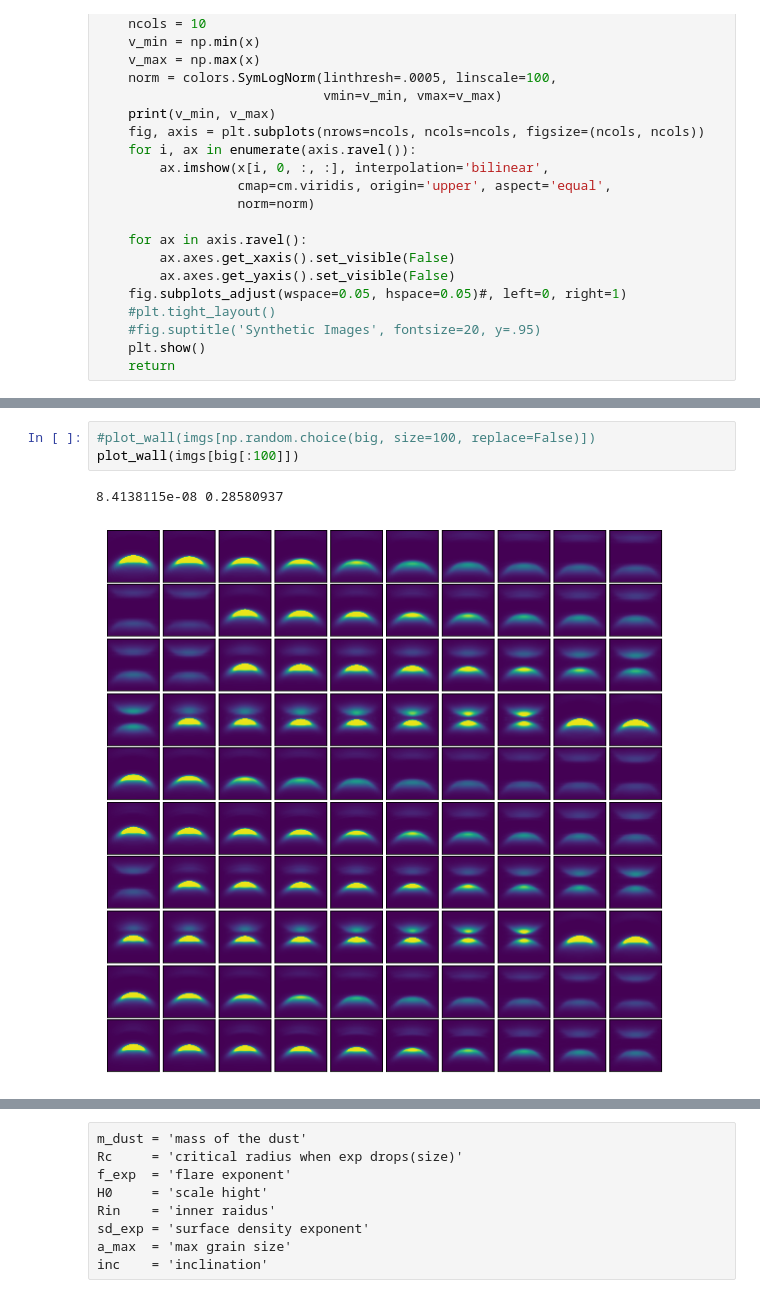
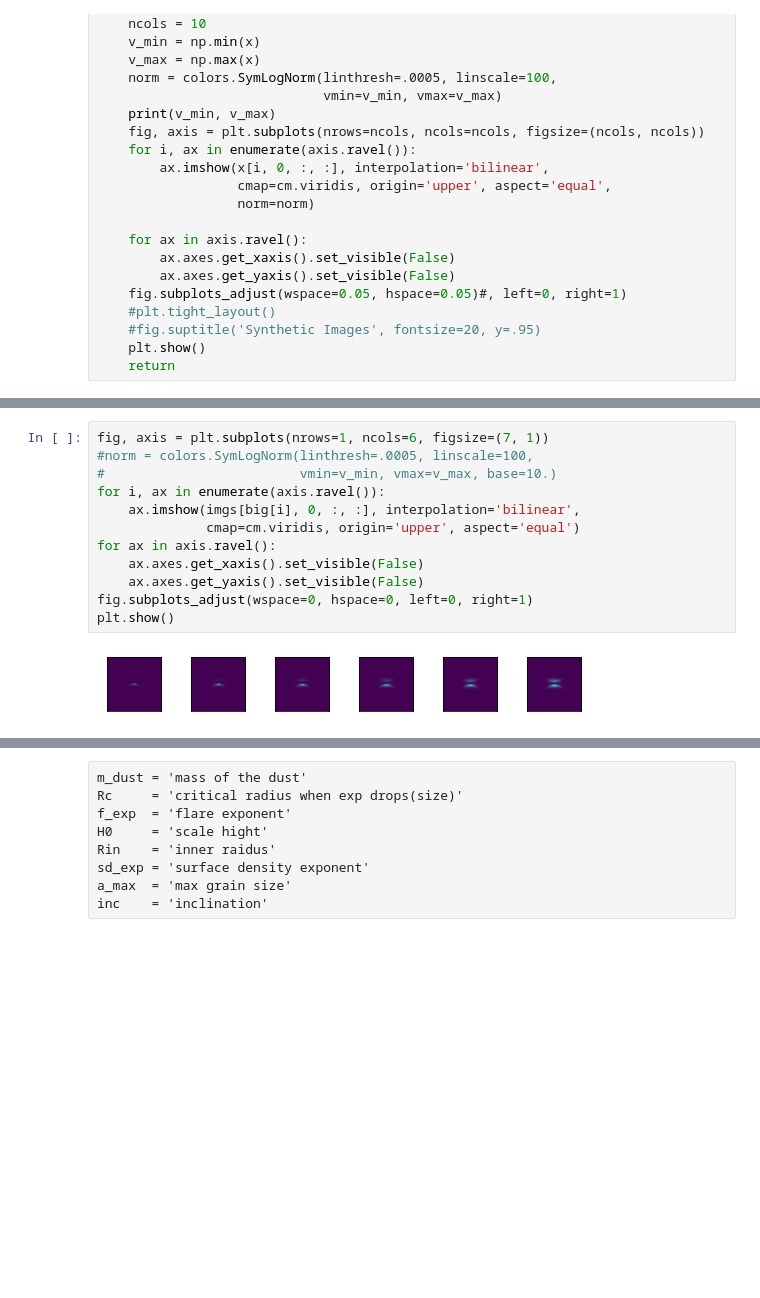
Before and after one commit to keflavich/PPDAE, a Jupyter notebook: notebooks/data_exploration.ipynb, the cells around one changed output, grey strips where cells are left out. Saved outputs shown, nothing was run; the diff lists cells and outputs as text; blank space fills up the shorter version.

```diff
--- a/notebooks/data_exploration.ipynb
+++ b/notebooks/data_exploration.ipynb
@@ -153,9 +167,17 @@ meta.iloc[big].tail()
-# %%
-#plot_wall(imgs[np.random.choice(big, size=100, replace=False)])
-plot_wall(imgs[big[:100]])
-# %% [output]
-8.4138115e-08 0.28580937
-[figure, removed]
+# %%
+fig, axis = plt.subplots(nrows=1, ncols=6, figsize=(7, 1))
+#norm = colors.SymLogNorm(linthresh=.0005, linscale=100,
+#                         vmin=v_min, vmax=v_max, base=10.)
+for i, ax in enumerate(axis.ravel()):
+    ax.imshow(imgs[big[i], 0, :, :], interpolation='bilinear',
+              cmap=cm.viridis, origin='upper', aspect='equal')
+for ax in axis.ravel():
+    ax.axes.get_xaxis().set_visible(False)
+    ax.axes.get_yaxis().set_visible(False)
+fig.subplots_adjust(wspace=0, hspace=0, left=0, right=1)
+plt.show()
+# %% [output]
+[figure, added]
 # %%
 for k in range(50, 150, 10):
     plt.plot(imgs[big[36],0,:,k], '.-')
```
Also changed, not shown: parts of 17 cells of this notebook.
